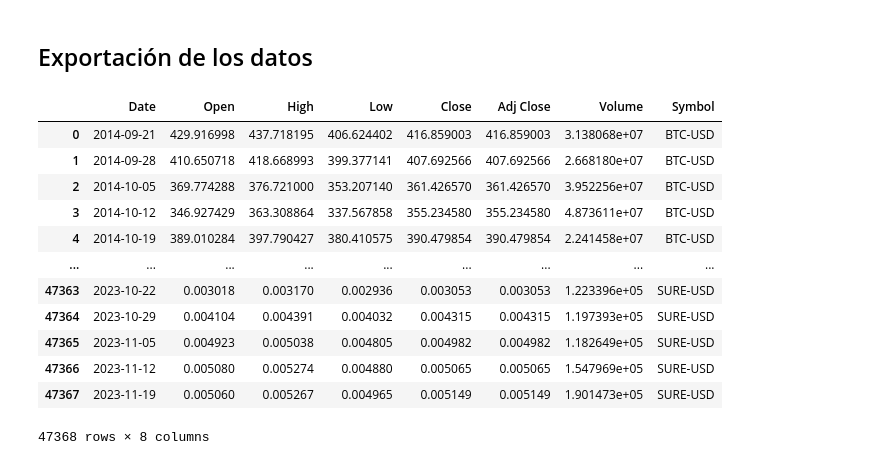
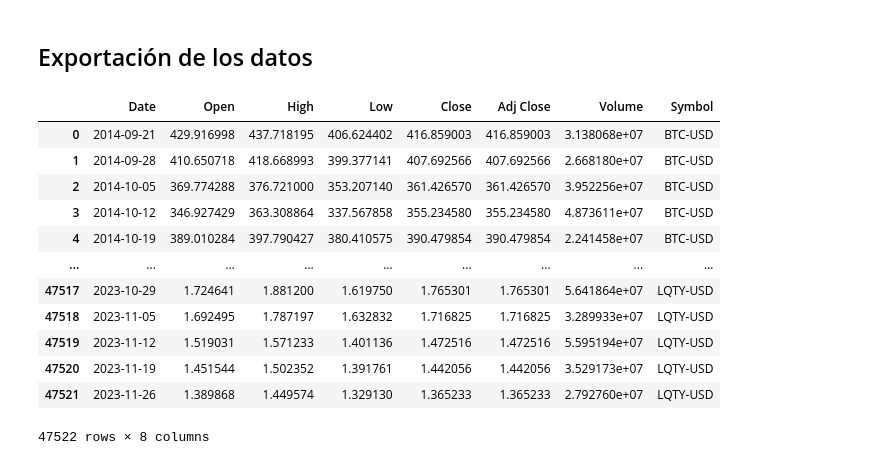
Before and after one commit to Lappiani/Memoria_LA, a Jupyter notebook: Codigos/Crypto data retrieve.ipynb, the cells around one changed output. Saved outputs shown, nothing was run; the diff lists cells and outputs as text; code cells hidden in the pictures.

```diff
--- a/Codigos/Crypto data retrieve.ipynb
+++ b/Codigos/Crypto data retrieve.ipynb
@@ -266,20 +136,20 @@ print(data_w)
 # %%
 import pandas as pd
 
-display(data_weekly)
+display(data_w)
 
-# data.to_csv(r"C:\Users\USER\OneDrive\Escritorio\Memoria\Memoria_LA\Codigos\Crypto_data250_weekly.csv")
+# data_w.to_csv(r"C:\Users\USER\OneDrive\Escritorio\Memoria\Memoria_LA\Codigos\Crypto_data250_weekly.csv")
 # %% [output]
 |  | Date | Open | High | Low | Close | Adj Close | Volume | Symbol |
 | 0 | 2014-09-21 | 429.916998 | 437.718195 | 406.624402 | 416.859003 | 416.859003 | 3.138068e+07 | BTC-USD |
 | 1 | 2014-09-28 | 410.650718 | 418.668993 | 399.377141 | 407.692566 | 407.692566 | 2.668180e+07 | BTC-USD |
 | 2 | 2014-10-05 | 369.774288 | 376.721000 | 353.207140 | 361.426570 | 361.426570 | 3.952256e+07 | BTC-USD |
 | 3 | 2014-10-12 | 346.927429 | 363.308864 | 337.567858 | 355.234580 | 355.234580 | 4.873611e+07 | BTC-USD |
 | 4 | 2014-10-19 | 389.010284 | 397.790427 | 380.410575 | 390.479854 | 390.479854 | 2.241458e+07 | BTC-USD |
 | ... | ... | ... | ... | ... | ... | ... | ... | ... |
-| 47363 | 2023-10-22 | 0.003018 | 0.003170 | 0.002936 | 0.003053 | 0.003053 | 1.223396e+05 | SURE-USD |
-| 47364 | 2023-10-29 | 0.004104 | 0.004391 | 0.004032 | 0.004315 | 0.004315 | 1.197393e+05 | SURE-USD |
-| 47365 | 2023-11-05 | 0.004923 | 0.005038 | 0.004805 | 0.004982 | 0.004982 | 1.182649e+05 | SURE-USD |
-| 47366 | 2023-11-12 | 0.005080 | 0.005274 | 0.004880 | 0.005065 | 0.005065 | 1.547969e+05 | SURE-USD |
-| 47367 | 2023-11-19 | 0.005060 | 0.005267 | 0.004965 | 0.005149 | 0.005149 | 1.901473e+05 | SURE-USD |
+| 47517 | 2023-10-29 | 1.724641 | 1.881200 | 1.619750 | 1.765301 | 1.765301 | 5.641864e+07 | LQTY-USD |
+| 47518 | 2023-11-05 | 1.692495 | 1.787197 | 1.632832 | 1.716825 | 1.716825 | 3.289933e+07 | LQTY-USD |
+| 47519 | 2023-11-12 | 1.519031 | 1.571233 | 1.401136 | 1.472516 | 1.472516 | 5.595194e+07 | LQTY-USD |
+| 47520 | 2023-11-19 | 1.451544 | 1.502352 | 1.391761 | 1.442056 | 1.442056 | 3.529173e+07 | LQTY-USD |
+| 47521 | 2023-11-26 | 1.389868 | 1.449574 | 1.329130 | 1.365233 | 1.365233 | 2.792760e+07 | LQTY-USD |
-47368 rows × 8 columns
+47522 rows × 8 columns
```
Also changed, not shown: parts of 5 cells of this notebook, 28 other files.
